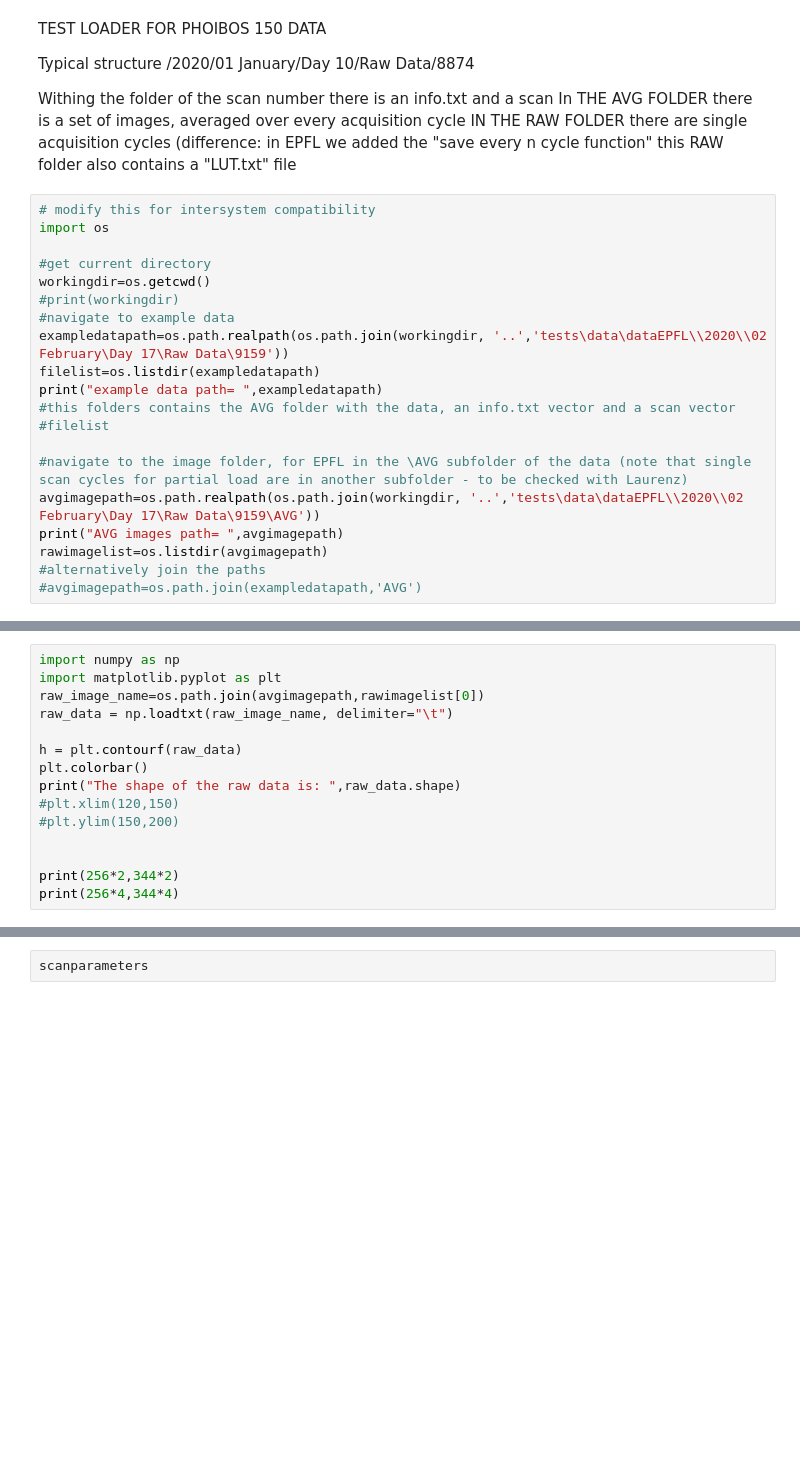
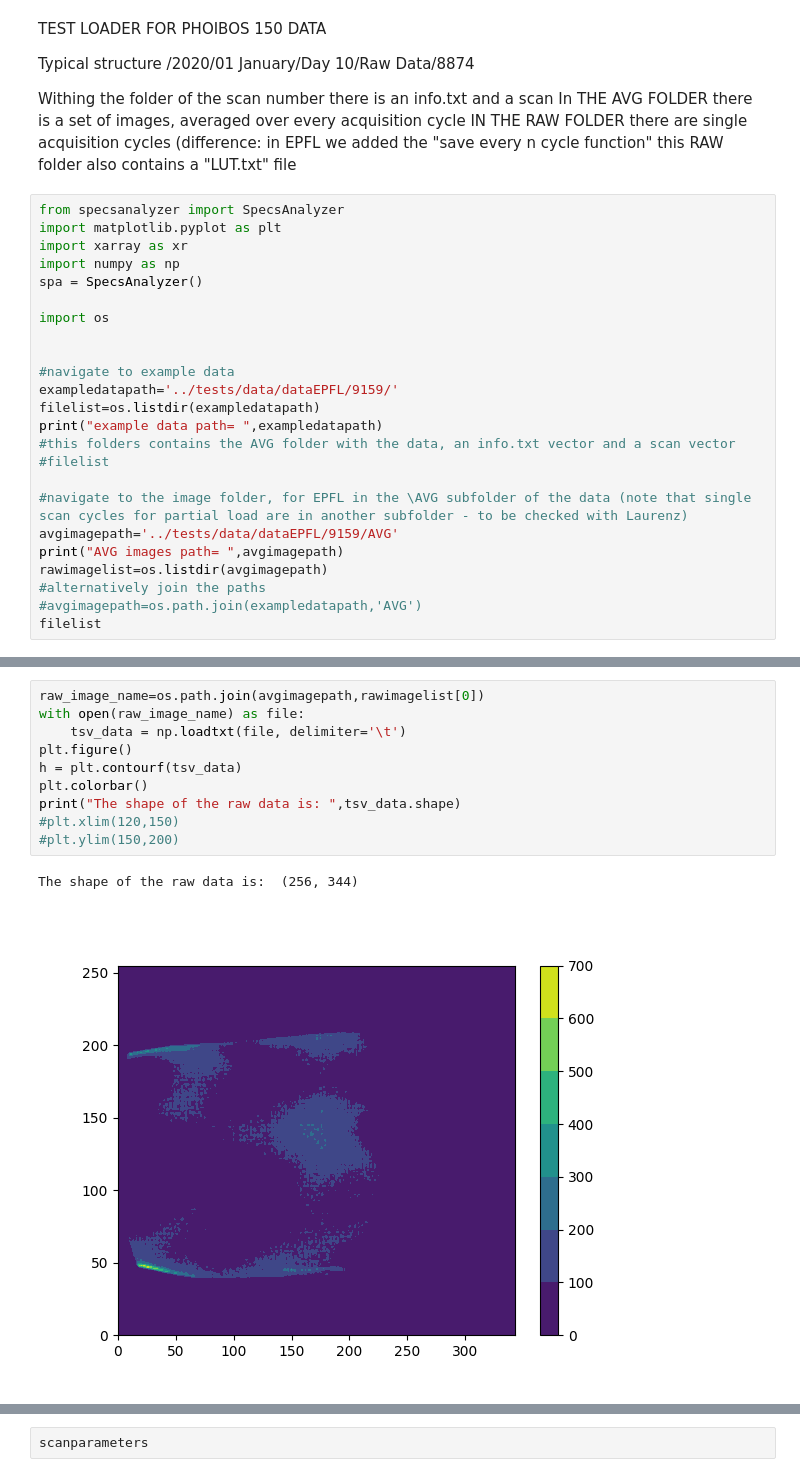
Before and after one commit to OpenCOMPES/specsanalyzer, a Jupyter notebook: tutorial/convert_file_tests.ipynb, the cells around one changed output, grey strips where cells are left out. Saved outputs shown, nothing was run; the diff lists cells and outputs as text; blank space fills up the shorter version.

Commit message:
Branch for interpolation tests

```diff
--- a/tutorial/convert_file_tests.ipynb
+++ b/tutorial/convert_file_tests.ipynb
@@ -9,22 +9,26 @@ In THE AVG FOLDER there is a set of images, averaged over every acquisition cycl
 IN THE RAW FOLDER there are single acquisition cycles (difference: in EPFL we added the "save every n cycle function"
 this RAW folder also contains a "LUT.txt" file
 # %%
-# modify this for intersystem compatibility
+from specsanalyzer import SpecsAnalyzer
+import matplotlib.pyplot as plt
+import xarray as xr
+import numpy as np
+spa = SpecsAnalyzer()
+
 import os
 
-#get current directory
-workingdir=os.getcwd()
-#print(workingdir)
+
 #navigate to example data
-exampledatapath=os.path.realpath(os.path.join(workingdir, '..','tests\data\dataEPFL\\2020\\02 February\Day 17\Raw Data\9159'))
+exampledatapath='../tests/data/dataEPFL/9159/'
 filelist=os.listdir(exampledatapath)
 print("example data path= ",exampledatapath)
 #this folders contains the AVG folder with the data, an info.txt vector and a scan vector
 #filelist
 
 #navigate to the image folder, for EPFL in the \AVG subfolder of the data (note that single scan cycles for partial load are in another subfolder - to be checked with Laurenz)
-avgimagepath=os.path.realpath(os.path.join(workingdir, '..','tests\data\dataEPFL\\2020\\02 February\Day 17\Raw Data\9159\AVG'))
+avgimagepath='../tests/data/dataEPFL/9159/AVG'
 print("AVG images path= ",avgimagepath)
 rawimagelist=os.listdir(avgimagepath)
 #alternatively join the paths
 #avgimagepath=os.path.join(exampledatapath,'AVG')
+filelist
@@ -31,15 +39,13 @@ rawimagelist=os.listdir(avgimagepath)
 # %%
-import numpy as np
-import matplotlib.pyplot as plt
 raw_image_name=os.path.join(avgimagepath,rawimagelist[0])
-raw_data = np.loadtxt(raw_image_name, delimiter="\t")
-
-h = plt.contourf(raw_data)
+with open(raw_image_name) as file:
+    tsv_data = np.loadtxt(file, delimiter='\t')
+plt.figure()
+h = plt.contourf(tsv_data)
 plt.colorbar()
-print("The shape of the raw data is: ",raw_data.shape)
+print("The shape of the raw data is: ",tsv_data.shape)
 #plt.xlim(120,150)
 #plt.ylim(150,200)
-
-
-print(256*2,344*2)
-print(256*4,344*4)
+# %% [output]
+The shape of the raw data is:  (256, 344)
+[figure, added]
```
Also changed, not shown: parts of 10 cells of this notebook, 2 other files.
